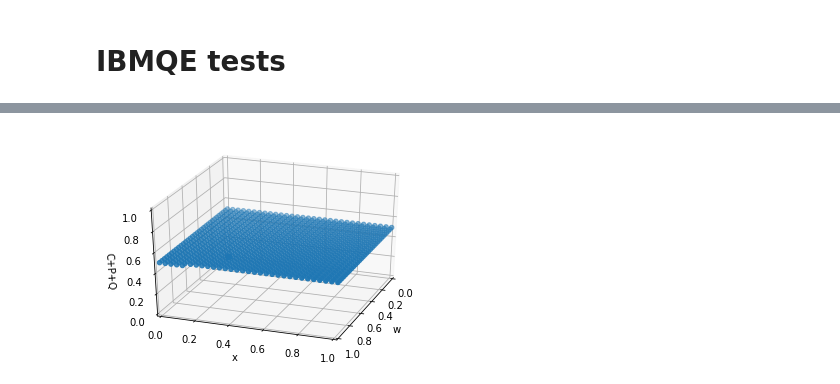
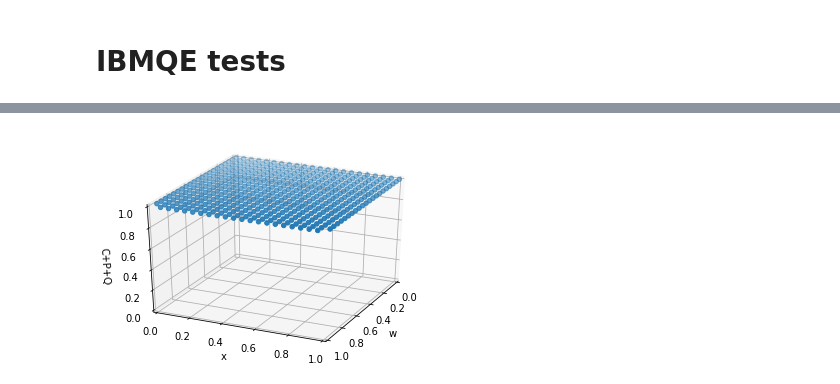
Before and after one commit to jonasmaziero/jupyterQ, a Jupyter notebook: coherence.ipynb, the cells around one changed output, grey strips where cells are left out. Drawn from its saved outputs; the diff is of its cells as text; code cells hidden in the pictures.

```diff
--- a/coherence.ipynb
+++ b/coherence.ipynb
@@ -215,6 +215,6 @@ P_{re}(\rho) = \ln(d)+\sum_{j=1}^{d}\rho_{jj}\ln(\rho_{jj})
 def predict_re(rho):
     d=rho.shape[0]; P = 0
     for j in range(0,d):
-        P += abs(rho[j,j])*ln(abs(rho[j,j]))
-    return ln(d)+P
+        P += abs(rho[j,j])*log(abs(rho[j,j]),2)
+    return log(d,2)+P
 # %%
@@ -226,9 +226,7 @@ Q_{re}(|\psi\rangle_{AB}) = S_{vn}(\rho_{A})
 \end{equation}
 # %%
 def qcorr_re(rhoA):
-    #rhoA = ptraceB(da, db, rhoAB)
-    da = rhoA.shape[0]
-    return von_neumann(da,rhoA)
+    return von_neumann(rhoA)
 # %% [markdown]
 # IBMQE tests
 # %%
@@ -241,6 +239,6 @@ for j in range(0,11):
         psi = np.load(path2,'r')#; print(psi)
         rho = ptraceB(2, 2, proj(psi))#; print(rho)
         if j == 0:
-            print(rho)
-            x[k] = k; C[k] = coh_l1(rho); print(C[k])
-plt.plot(x,C); plt.show()
+            #print(rho)
+            x[k] = k; C[k] = coh_l1(rho)#; print(C[k])
+#plt.plot(x,C); plt.show()
@@ -266,9 +247,10 @@ Matrix([[3.74939945665464e-33, 0], [0, 1.00000000000000]])
 # %%
-N = 31; de = 1/(N-1); w = np.zeros(N*N); x = np.zeros(N*N); C = np.zeros(N*N); P = np.zeros(N*N); Q = np.zeros(N*N)
+N = 22; de = 1/(N-1); w = np.zeros(N*N); x = np.zeros(N*N); C = np.zeros(N*N); P = np.zeros(N*N); Q = np.zeros(N*N)
 for j in range(0,N):
     for k in range(0,N):
         w[j+N*k] = j*de; x[j+N*k] = k*de; rho = rho_wx(w[j+N*k],x[j+N*k])
-        #C[j+N*k] = coh_l1(rho); P[j+N*k] = predict_l1(rho); Q[j+N*k] = qcorr_l1(rho)
-        #C[j+N*k] = coh_hs(rho); P[j+N*k] = predict_hs(rho); Q[j+N*k] = qcorr_hs(rho)
-        #C[j+N*k] = coh_wy(rho); P[j+N*k] = predict_hs(rho); Q[j+N*k] = qcorr_wy(rho)
-        C[j+N*k] = coh_wy(rho); P[j+N*k] = predict_hs(rho); Q[j+N*k] = qcorr_wy(rho)
+        #C[j+N*k] = coh_l1(rho); P[j+N*k] = predict_l1(rho); Q[j+N*k] = qcorr_l1(rho) # l1-norm
+        #C[j+N*k] = coh_hs(rho); P[j+N*k] = predict_hs(rho); Q[j+N*k] = qcorr_hs(rho) # hilbert-schmidt
+        #C[j+N*k] = coh_wy(rho); P[j+N*k] = predict_hs(rho); Q[j+N*k] = qcorr_wy(rho) # wigner-yanase
+        C[j+N*k] = coh_re(rho); P[j+N*k] = predict_re(rho); Q[j+N*k] = qcorr_re(rho) # relative entropy
+        #print('w={0:1.2f}'.format(w[j+N*k]),', x={0:1.2f}'.format(x[j+N*k]),', C={0:1.2f}'.format(C[j+N*k]),', P={0:1.2f}'.format(P[j+N*k]),', Q={0:1.2f}'.format(Q[j+N*k]))
@@ -297,5 +277,5 @@ ax.set_xlim(0,1); ax.set_ylim(0,1); ax.set_zlim(0,1); ax.scatter3D(w,x,Q); ax.vi
 # %%
 ax = plt.axes(projection='3d'); ax.set_xlabel('w'); ax.set_ylabel('x'); ax.set_zlabel('C+P+Q')
-ax.set_xlim(0,1); ax.set_ylim(0,1); ax.set_zlim(0,1); ax.scatter3D(w,x,C+P+Q); ax.view_init(30,20)
+ax.set_xlim(0,1); ax.set_ylim(0,1); ax.set_zlim(0,1); ax.scatter3D(w,x,C+P+Q); ax.view_init(30,25)
 # %% [output]
-[figure, old version]
+[figure, new version]
```
Also changed, not shown: parts of 12 cells of this notebook, 5 other files.
